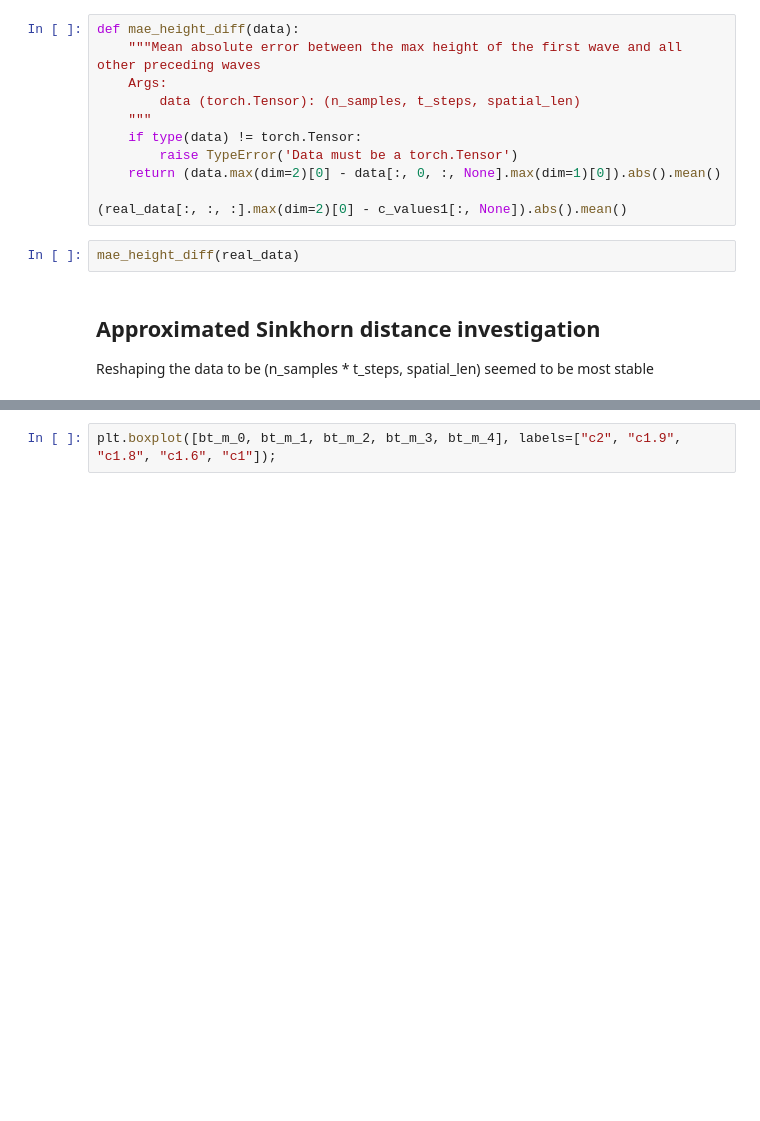
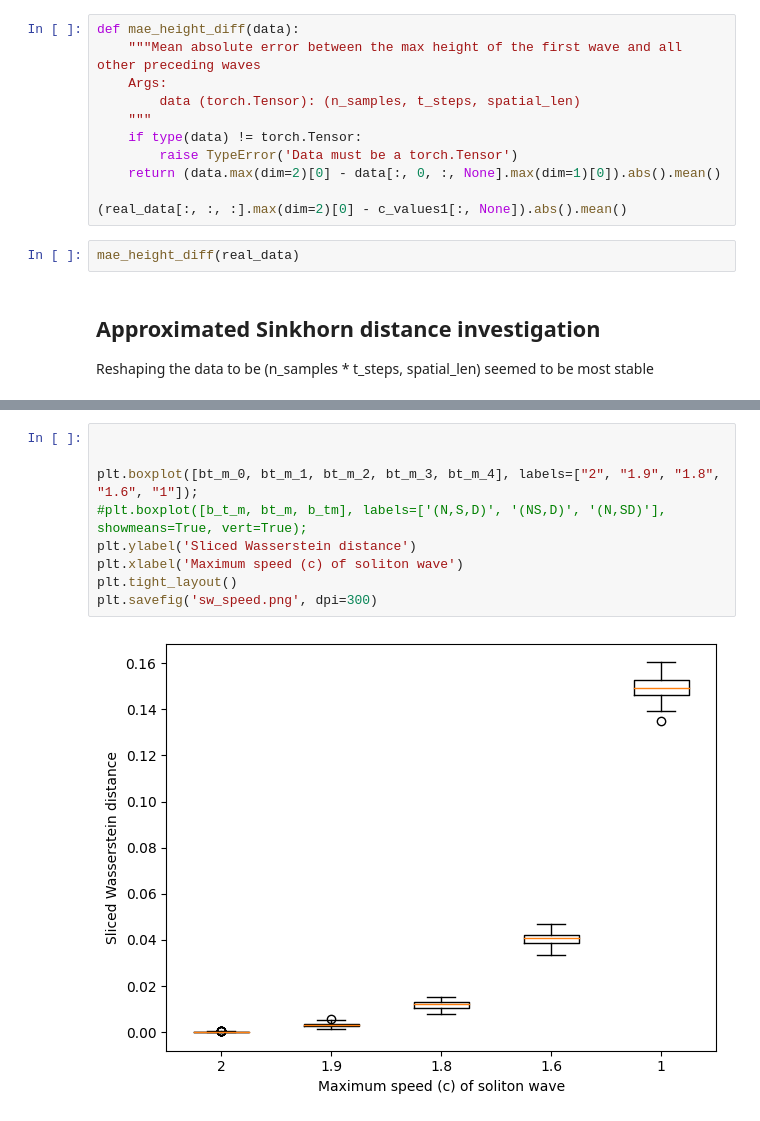
Before and after one commit to Kohmann/master-GAN, a Jupyter notebook: COTGAN/testing.ipynb, the cells around one changed output, grey strips where cells are left out. Saved outputs shown, nothing was run; the diff lists cells and outputs as text; blank space fills up the shorter version.

```diff
--- a/COTGAN/testing.ipynb
+++ b/COTGAN/testing.ipynb
@@ -528,4 +633,13 @@ plt.boxplot([b_t_m, bt_m, b_tm]);
-# %%
-plt.boxplot([bt_m_0, bt_m_1, bt_m_2, bt_m_3, bt_m_4], labels=["c2", "c1.9", "c1.8", "c1.6", "c1"]);
+# %%
+
+
+plt.boxplot([bt_m_0, bt_m_1, bt_m_2, bt_m_3, bt_m_4], labels=["2", "1.9", "1.8", "1.6", "1"]);
+#plt.boxplot([b_t_m, bt_m, b_tm], labels=['(N,S,D)', '(NS,D)', '(N,SD)'], showmeans=True, vert=True);
+plt.ylabel('Sliced Wasserstein distance')
+plt.xlabel('Maximum speed (c) of soliton wave')
+plt.tight_layout()
+plt.savefig('sw_speed.png', dpi=300)
+# %% [output]
+[figure, added]
 # %%
 torch.stack([bt_m_0, bt_m_1, bt_m_2, bt_m_3, bt_m_4]).mean(dim=1)
```
Also changed, not shown: parts of 8 cells of this notebook, 4 other files.
